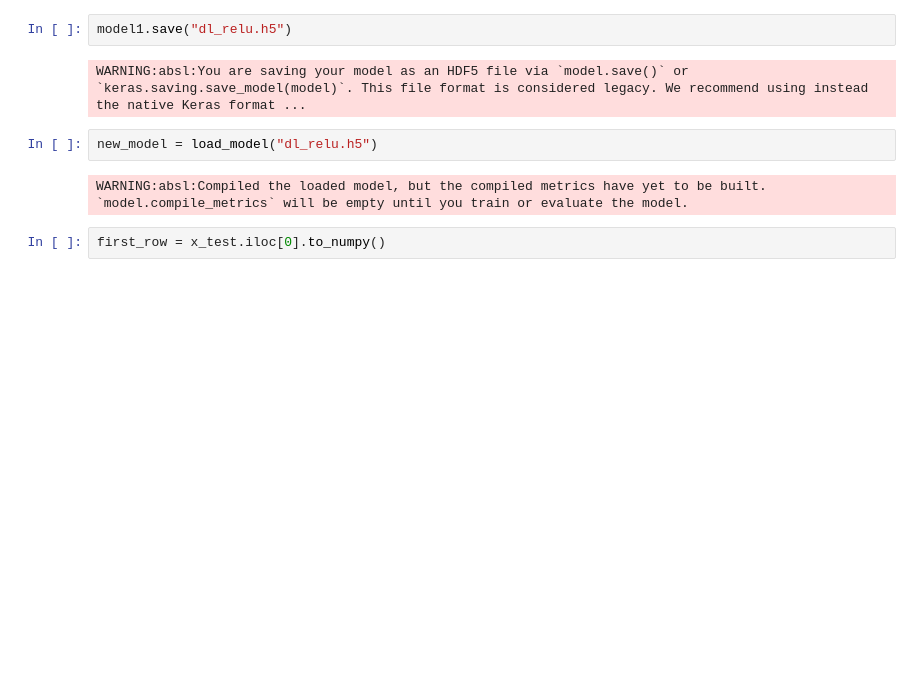
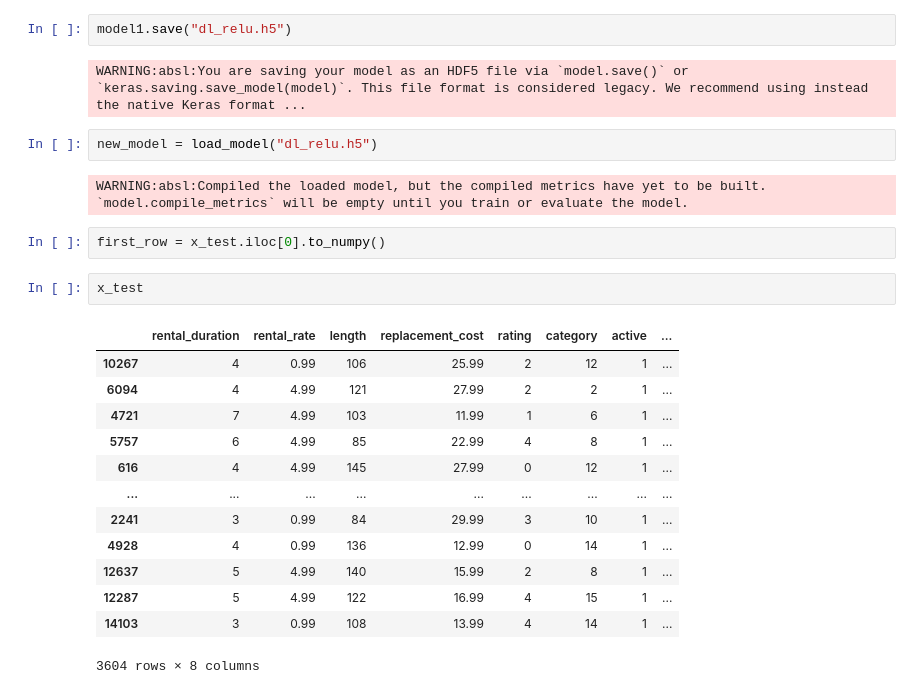
Before and after one commit to prathee-karthi/dvdrentaldl, a Jupyter notebook: deeplearning.ipynb, the cells around one changed output. Drawn from its saved outputs; the diff is of its cells as text; blank space fills up the shorter version.

```diff
--- a/deeplearning.ipynb
+++ b/deeplearning.ipynb
@@ -555,6 +562,22 @@ new_model = load_model("dl_relu.h5")
 WARNING:absl:Compiled the loaded model, but the compiled metrics have yet to be built. `model.compile_metrics` will be empty until you train or evaluate the model.
 # %%
 first_row = x_test.iloc[0].to_numpy()
+# %%
+x_test
+# %% [output]
+|  | rental_duration | rental_rate | length | replacement_cost | rating | category | active | ... |
+| 10267 | 4 | 0.99 | 106 | 25.99 | 2 | 12 | 1 | ... |
+| 6094 | 4 | 4.99 | 121 | 27.99 | 2 | 2 | 1 | ... |
+| 4721 | 7 | 4.99 | 103 | 11.99 | 1 | 6 | 1 | ... |
+| 5757 | 6 | 4.99 | 85 | 22.99 | 4 | 8 | 1 | ... |
+| 616 | 4 | 4.99 | 145 | 27.99 | 0 | 12 | 1 | ... |
+| ... | ... | ... | ... | ... | ... | ... | ... | ... |
+| 2241 | 3 | 0.99 | 84 | 29.99 | 3 | 10 | 1 | ... |
+| 4928 | 4 | 0.99 | 136 | 12.99 | 0 | 14 | 1 | ... |
+| 12637 | 5 | 4.99 | 140 | 15.99 | 2 | 8 | 1 | ... |
+| 12287 | 5 | 4.99 | 122 | 16.99 | 4 | 15 | 1 | ... |
+| 14103 | 3 | 0.99 | 108 | 13.99 | 4 | 14 | 1 | ... |
+3604 rows × 8 columns
 # %%
 first_row
 # %% [output]
```
Also changed, not shown: parts of 26 cells of this notebook, 4 other files.
